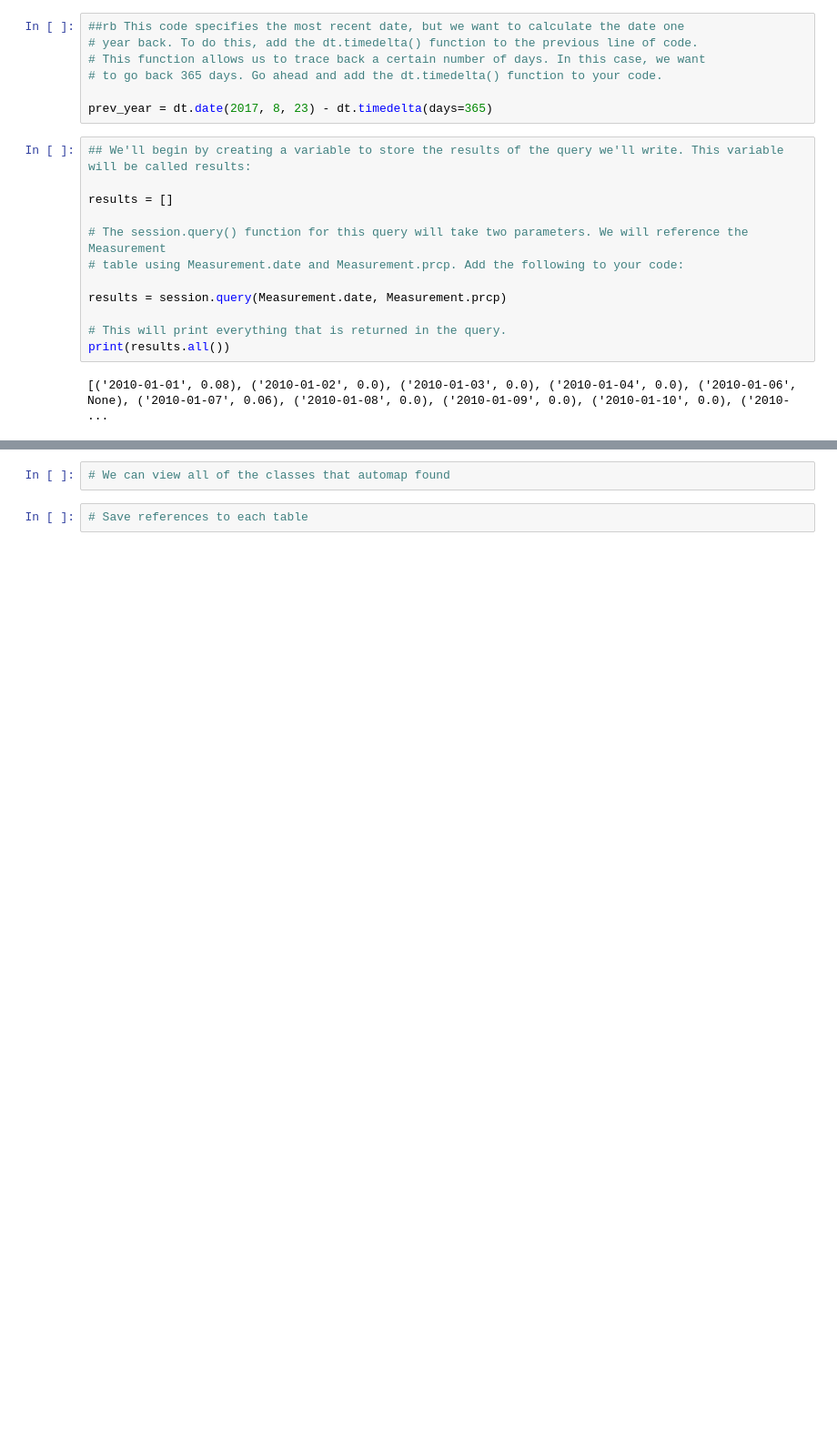
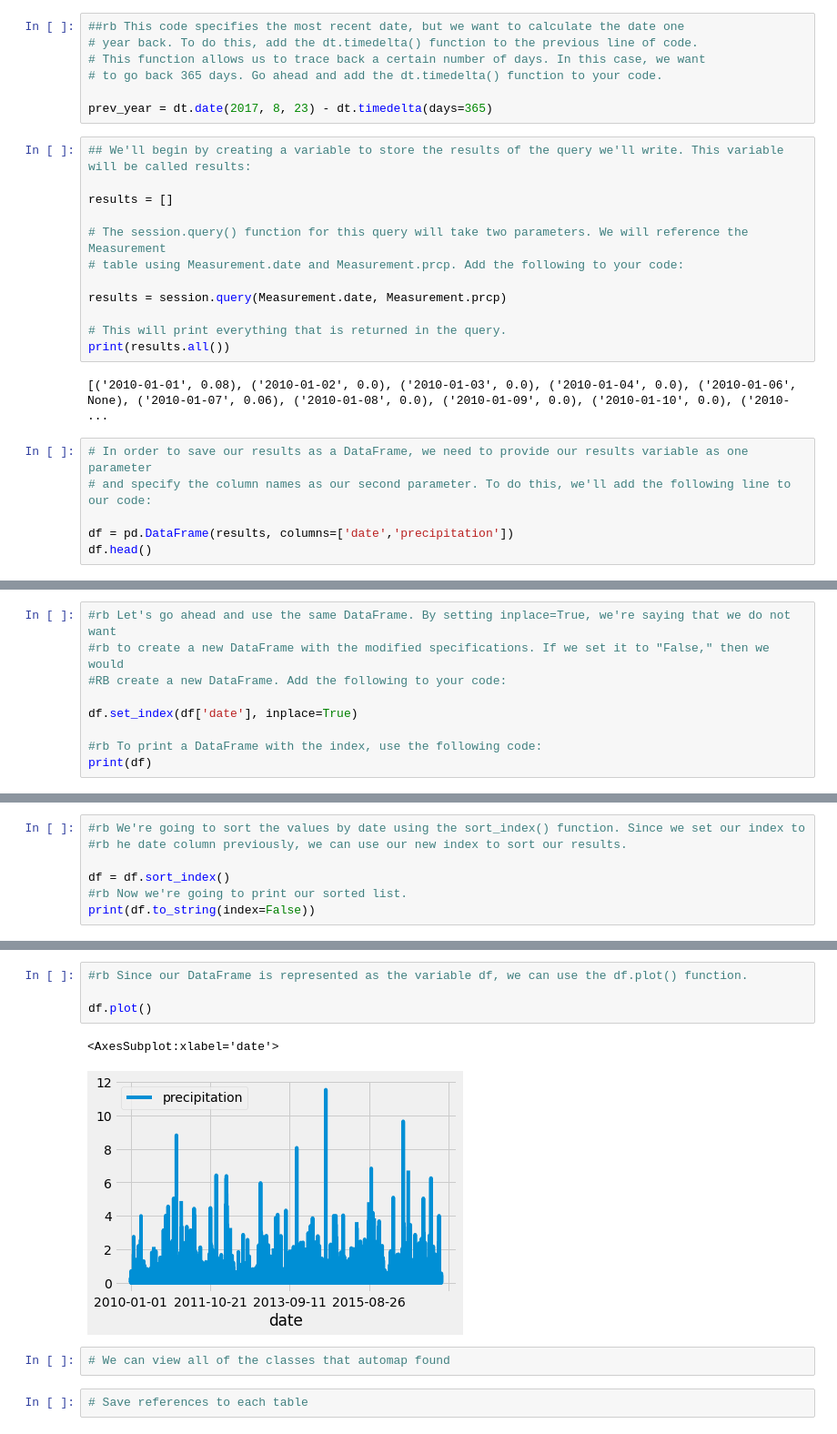
Before and after one commit to rrbauman/surfs_up, a Jupyter notebook: climate_analysis.ipynb, the cells around one changed output, grey strips where cells are left out. Shown at 91% size. Drawn from its saved outputs; the diff is of its cells as text; blank space fills up the shorter version.

```diff
--- a/climate_analysis.ipynb
+++ b/climate_analysis.ipynb
@@ -71,3 +71,9 @@ results = session.query(Measurement.date, Measurement.prcp)
 print(results.all())
 # %% [output]
 [('2010-01-01', 0.08), ('2010-01-02', 0.0), ('2010-01-03', 0.0), ('2010-01-04', 0.0), ('2010-01-06', None), ('2010-01-07', 0.06), ('2010-01-08', 0.0), ('2010-01-09', 0.0), ('2010-01-10', 0.0), ('2010- ...
+# %%
+# In order to save our results as a DataFrame, we need to provide our results variable as one parameter
+# and specify the column names as our second parameter. To do this, we'll add the following line to our code:
+
+df = pd.DataFrame(results, columns=['date','precipitation'])
+df.head()
@@ -73,0 +87,9 @@ print(results.all())
+# %%
+#rb Let's go ahead and use the same DataFrame. By setting inplace=True, we're saying that we do not want
+#rb to create a new DataFrame with the modified specifications. If we set it to "False," then we would
+#RB create a new DataFrame. Add the following to your code:
+
+df.set_index(df['date'], inplace=True)
+
+#rb To print a DataFrame with the index, use the following code:
+print(df)
@@ -73,0 +135,7 @@ print(results.all())
+# %%
+#rb We're going to sort the values by date using the sort_index() function. Since we set our index to
+#rb he date column previously, we can use our new index to sort our results.
+
+df = df.sort_index()
+#rb Now we're going to print our sorted list.
+print(df.to_string(index=False))
@@ -74,3 +160,10 @@ print(results.all())
+# %%
+#rb Since our DataFrame is represented as the variable df, we can use the df.plot() function.
+
+df.plot()
+# %% [output]
+<AxesSubplot:xlabel='date'>
+[figure, added]
 # %%
 # We can view all of the classes that automap found
 # %%
```
Also changed, not shown: parts of 4 cells of this notebook.
